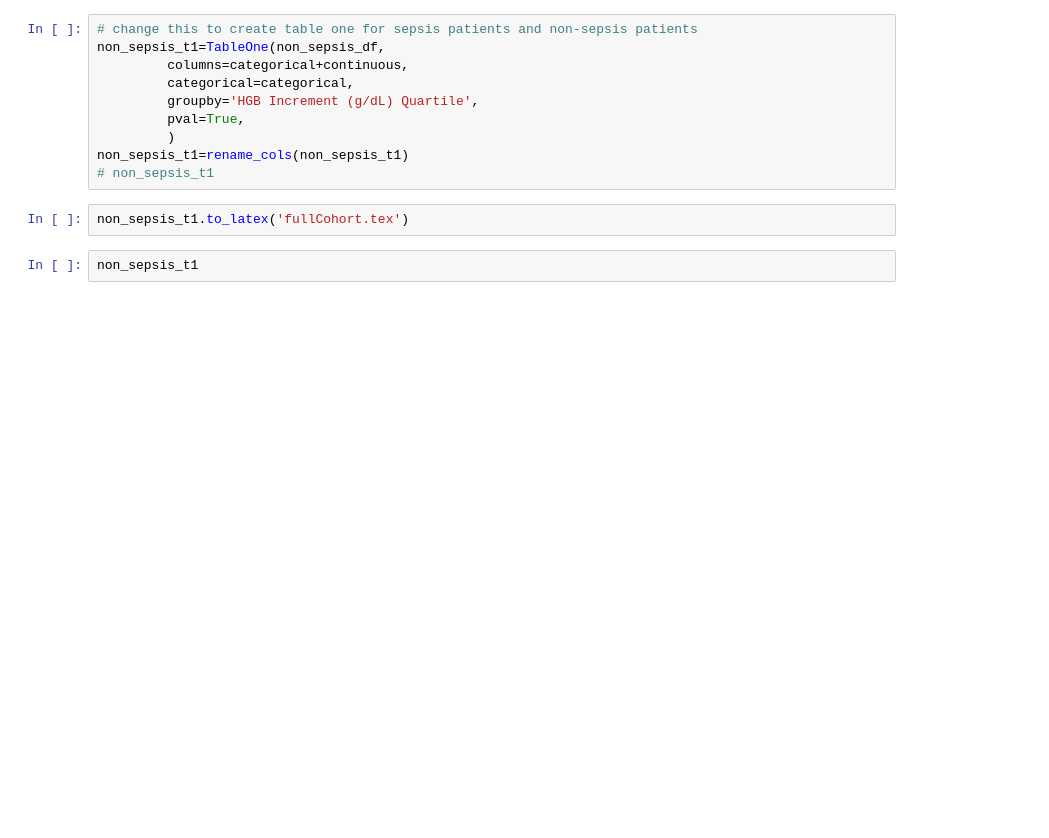
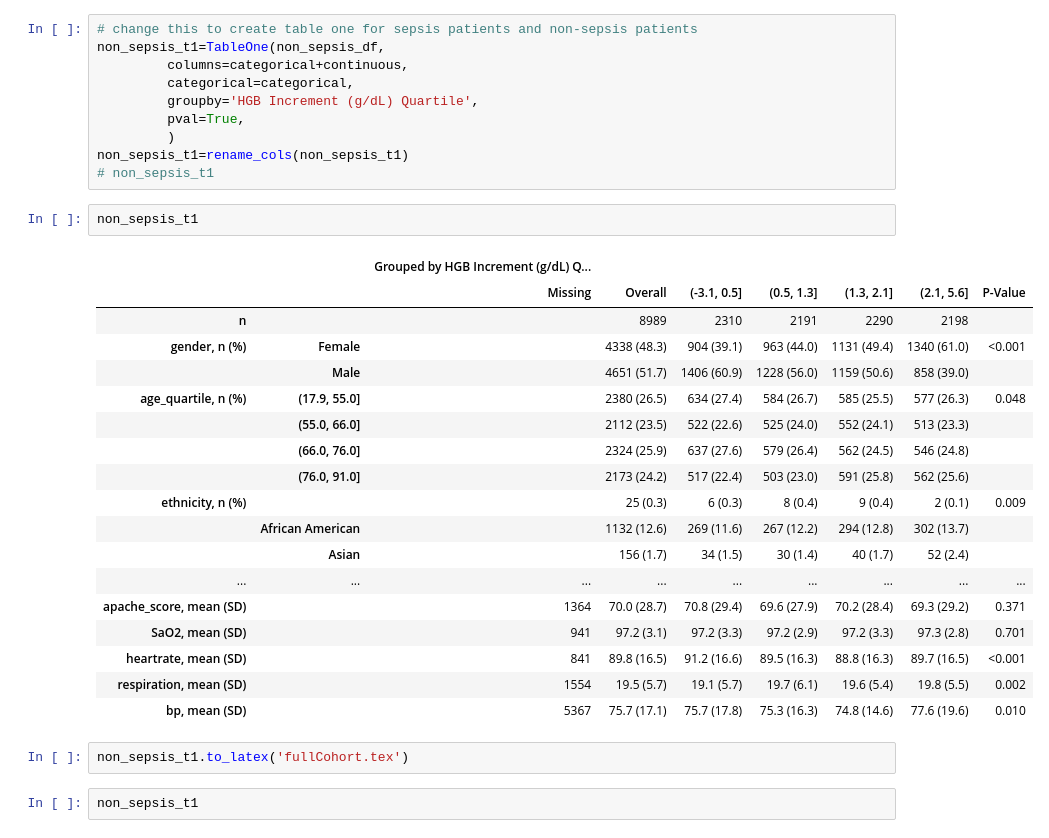
Before and after one commit to jhn-nt/hcrbct, a Jupyter notebook: sepsis_eda.ipynb, the cells around one changed output. Saved outputs shown, nothing was run; the diff lists cells and outputs as text; blank space fills up the shorter version.

```diff
--- a/sepsis_eda.ipynb
+++ b/sepsis_eda.ipynb
@@ -247,6 +309,27 @@ non_sepsis_t1=TableOne(non_sepsis_df,
          )
 non_sepsis_t1=rename_cols(non_sepsis_t1)
 # non_sepsis_t1
+# %%
+non_sepsis_t1
+# %% [output]
+|  |  | Grouped by HGB Increment (g/dL) Q... |  |  |  |  |  |  |
+|  |  | Missing | Overall | (-3.1, 0.5] | (0.5, 1.3] | (1.3, 2.1] | (2.1, 5.6] | P-Value |
+| n |  |  | 8989 | 2310 | 2191 | 2290 | 2198 |  |
+| gender, n (%) | Female |  | 4338 (48.3) | 904 (39.1) | 963 (44.0) | 1131 (49.4) | 1340 (61.0) | <0.001 |
+|  | Male |  | 4651 (51.7) | 1406 (60.9) | 1228 (56.0) | 1159 (50.6) | 858 (39.0) |  |
+| age_quartile, n (%) | (17.9, 55.0] |  | 2380 (26.5) | 634 (27.4) | 584 (26.7) | 585 (25.5) | 577 (26.3) | 0.048 |
+|  | (55.0, 66.0] |  | 2112 (23.5) | 522 (22.6) | 525 (24.0) | 552 (24.1) | 513 (23.3) |  |
+|  | (66.0, 76.0] |  | 2324 (25.9) | 637 (27.6) | 579 (26.4) | 562 (24.5) | 546 (24.8) |  |
+|  | (76.0, 91.0] |  | 2173 (24.2) | 517 (22.4) | 503 (23.0) | 591 (25.8) | 562 (25.6) |  |
+| ethnicity, n (%) |  |  | 25 (0.3) | 6 (0.3) | 8 (0.4) | 9 (0.4) | 2 (0.1) | 0.009 |
+|  | African American |  | 1132 (12.6) | 269 (11.6) | 267 (12.2) | 294 (12.8) | 302 (13.7) |  |
+|  | Asian |  | 156 (1.7) | 34 (1.5) | 30 (1.4) | 40 (1.7) | 52 (2.4) |  |
+| ... | ... | ... | ... | ... | ... | ... | ... | ... |
+| apache_score, mean (SD) |  | 1364 | 70.0 (28.7) | 70.8 (29.4) | 69.6 (27.9) | 70.2 (28.4) | 69.3 (29.2) | 0.371 |
+| SaO2, mean (SD) |  | 941 | 97.2 (3.1) | 97.2 (3.3) | 97.2 (2.9) | 97.2 (3.3) | 97.3 (2.8) | 0.701 |
+| heartrate, mean (SD) |  | 841 | 89.8 (16.5) | 91.2 (16.6) | 89.5 (16.3) | 88.8 (16.3) | 89.7 (16.5) | <0.001 |
+| respiration, mean (SD) |  | 1554 | 19.5 (5.7) | 19.1 (5.7) | 19.7 (6.1) | 19.6 (5.4) | 19.8 (5.5) | 0.002 |
+| bp, mean (SD) |  | 5367 | 75.7 (17.1) | 75.7 (17.8) | 75.3 (16.3) | 74.8 (14.6) | 77.6 (19.6) | 0.010 |
 # %%
 non_sepsis_t1.to_latex('fullCohort.tex')
 # %%
```
Also changed, not shown: parts of 21 cells of this notebook, 10 other files.
